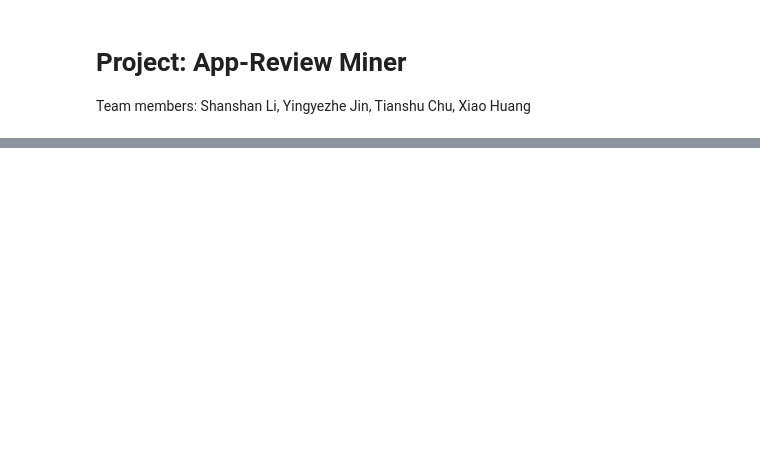
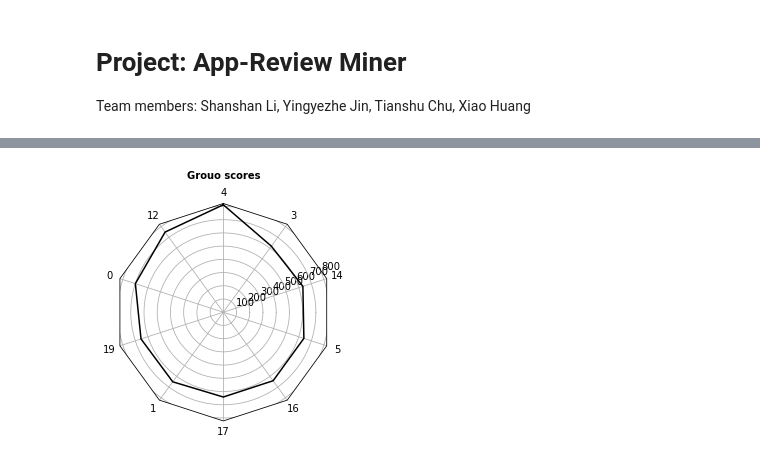
Before and after one commit to jinyyy666/AR_Miner, a Jupyter notebook: AR_Miner.ipynb, the cells around one changed output, grey strips where cells are left out. Drawn from its saved outputs; the diff is of its cells as text; code cells hidden in the pictures; blank space fills up the shorter version.

```diff
--- a/AR_Miner.ipynb
+++ b/AR_Miner.ipynb
@@ -31,15 +78,0 @@ import lda.datasets
-# %%
-# Inputs here
-InfoM = lda.datasets.load_reuters()
-[k,m] = InfoM.shape
-vocab = lda.datasets.load_reuters_vocab()
-n_topics = 20
-# Code here
-model = lda.LDA(n_topics, n_iter=1500, random_state=1,refresh=500)
-model.fit(InfoM)
-topic_word = model.topic_word_
-n_top_words = 8
-for i, topic_dist in enumerate(topic_word):
-    topic_words = np.array(vocab)[np.argsort(topic_dist)][:-(n_top_words+1):-1]
-    print('Topic {}: {}'.format(i, ' '.join(topic_words)))
-doc_topi = model.doc_topic_
@@ -96,0 +136,8 @@ print ClustNum
+# %%
+%run ./AR_ranker.py
+wg = [0.85, 0.15]
+group_scores, sorted_group_indices = group_rank(doc_topic, wg, informRev)
+print('group scores:\n')
+print(group_scores)
+print('ranked indices:\n')
+print(sorted_group_indices)
@@ -96,0 +210,14 @@ print ClustNum
+# %%
+%run ./AR_visualization.py
+
+N = 10
+theta = radar_factory(N, frame='polygon')
+
+fig = plt.figure()
+ax = fig.add_subplot(1, 1, 1, projection='radar')
+ax.set_title('Grouo scores', weight='bold', size='medium', position=(0.5, 1.1), horizontalalignment='center', verticalalignment='center')
+ax.plot(theta, group_scores[0:10], color='k')
+ax.set_varlabels(sorted_group_indices)
+plt.show()
+# %% [output]
+[figure, added]
```
Also changed, not shown: parts of 20 cells of this notebook.
